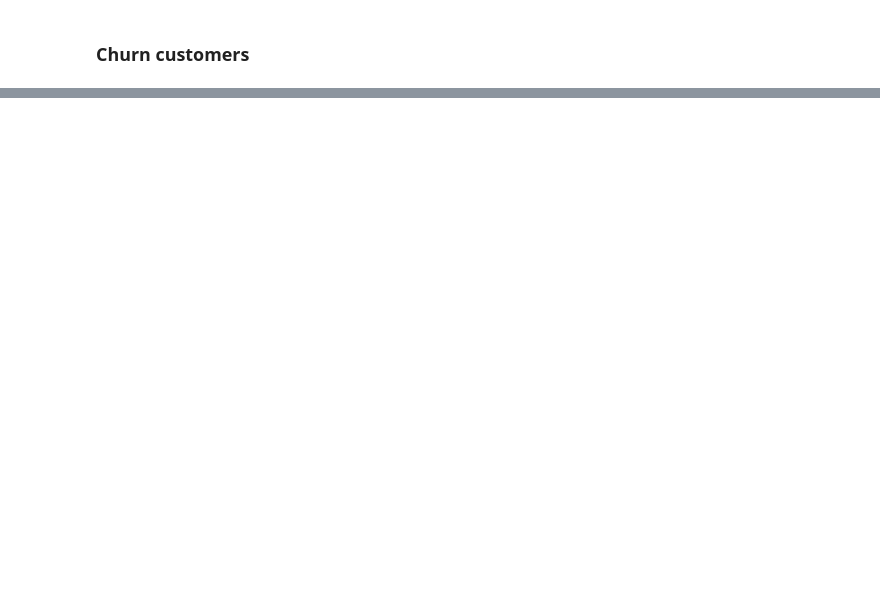
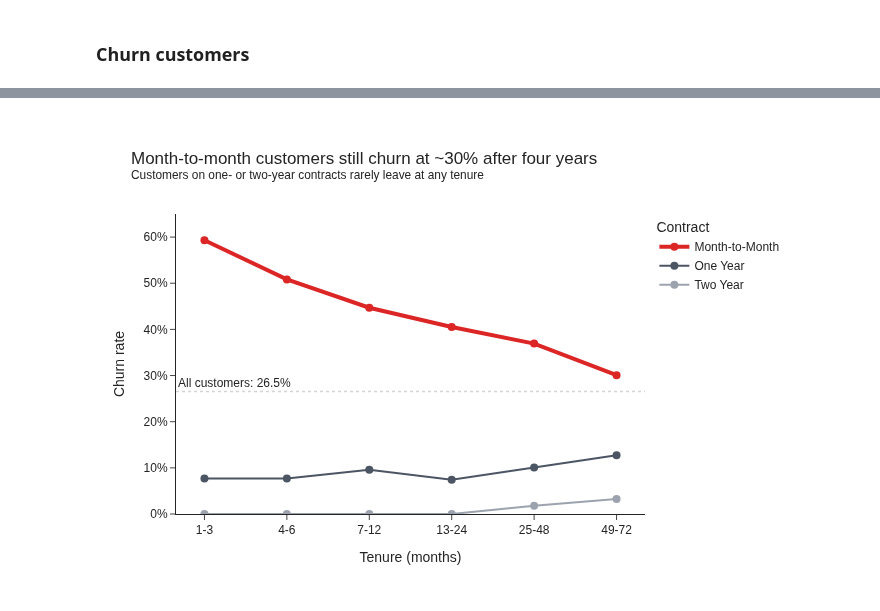
Before and after one commit to subwaymatch/analytics-case-development, a Jupyter notebook: telecom-customer-churn/telecom-customer-churn.ipynb, the cells around one changed output, grey strips where cells are left out. Drawn from its saved outputs; the diff is of its cells as text; code cells hidden in the pictures; blank space fills up the shorter version.

```diff
--- a/telecom-customer-churn/telecom-customer-churn.ipynb
+++ b/telecom-customer-churn/telecom-customer-churn.ipynb
@@ -145,0 +434,11 @@ memory usage: 2.0+ MB
+# %%
+df['Tenure Band'] = pd.cut(
+    df['Tenure in Months'],
+    bins=[0, 3, 6, 12, 24, 48, 72],
+    labels=['1-3', '4-6', '7-12', '13-24', '25-48', '49-72'],
+)
+
+df.groupby('Contract').agg(
+    customers=('Churned', 'size'),
+    churn_rate=('Churned', 'mean'),
+).round(3)
@@ -145,0 +451,46 @@ memory usage: 2.0+ MB
+# %%
+df_tenure_contract = df.groupby(['Contract', 'Tenure Band'], as_index=False, observed=True).agg({
+    'Churned': 'mean',
+    'Customer ID': 'count',
+}).rename(columns={
+    'Churned': 'churn_rate',
+    'Customer ID': 'customers',
+})
+
+fig = px.line(
+    df_tenure_contract,
+    x='Tenure Band',
+    y='churn_rate',
+    color='Contract',
+    markers=True,
+    hover_data={'customers': True},
+    color_discrete_map={
+        'Month-to-Month': COLOR_CHURNED,
+        'One Year': '#4B5563',
+        'Two Year': COLOR_STAYED,
+    },
+    labels={
+        'Tenure Band': 'Tenure (months)',
+        'churn_rate': 'Churn rate',
+        'customers': 'Customers',
+    },
+    title='Month-to-month customers still churn at ~30% after four years'
+          '<br><sup>Customers on one- or two-year contracts rarely leave at any tenure</sup>',
+    height=480,
+)
+
+fig.update_traces(line_width=2, marker_size=8)
+fig.update_traces(selector={'name': 'Month-to-Month'}, line_width=4)
+fig.add_hline(
+    y=df['Churned'].mean(),
+    line_dash='dot',
+    line_width=1.5,
+    line_color='#6B7280',
+    annotation_text=f"All customers: {df['Churned'].mean():.1%}",
+    annotation_position='top left',
+)
+fig.update_yaxes(tickformat='.0%', range=[0, 0.65])
+
+fig.show()
+# %% [output]
+[figure, added]
```
Also changed, not shown: parts of 85 cells of this notebook.
